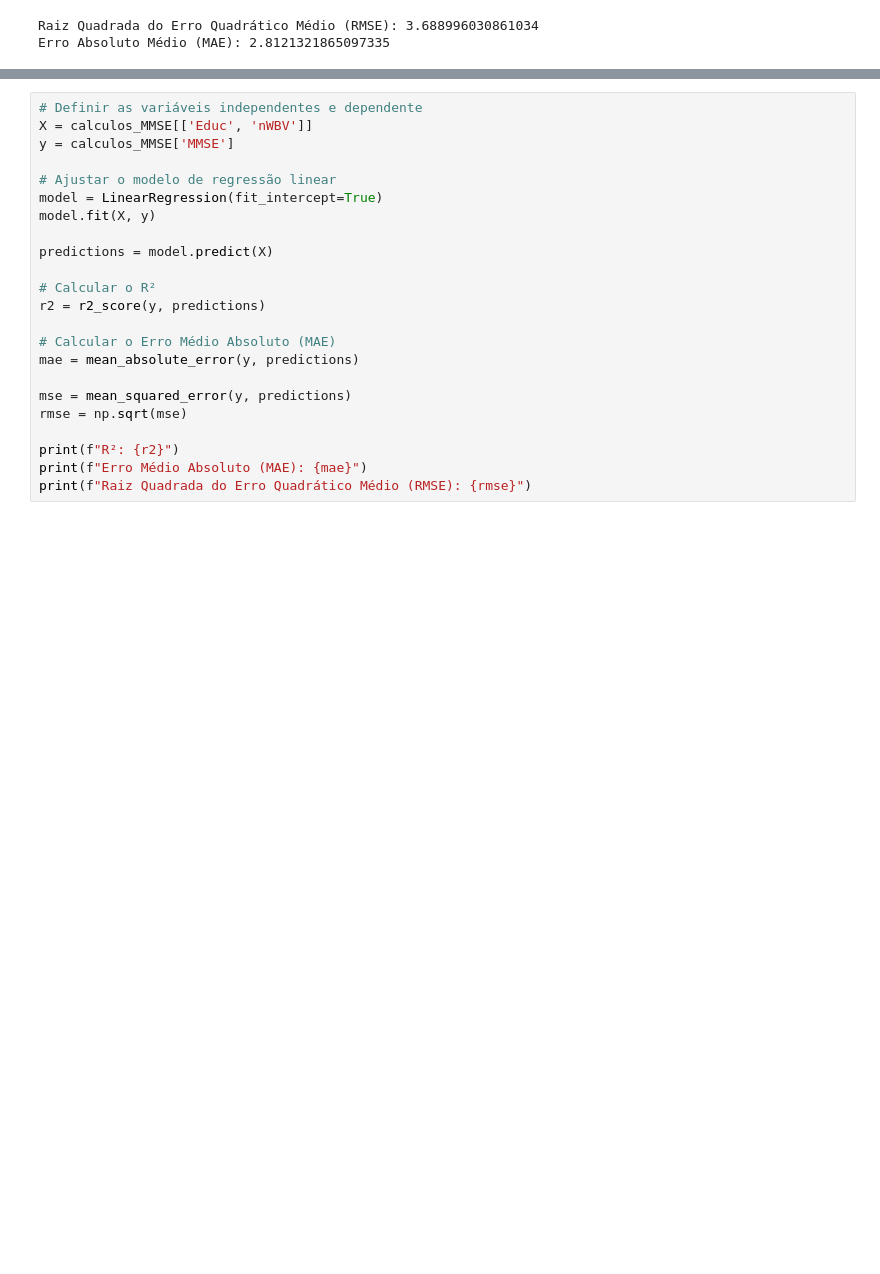
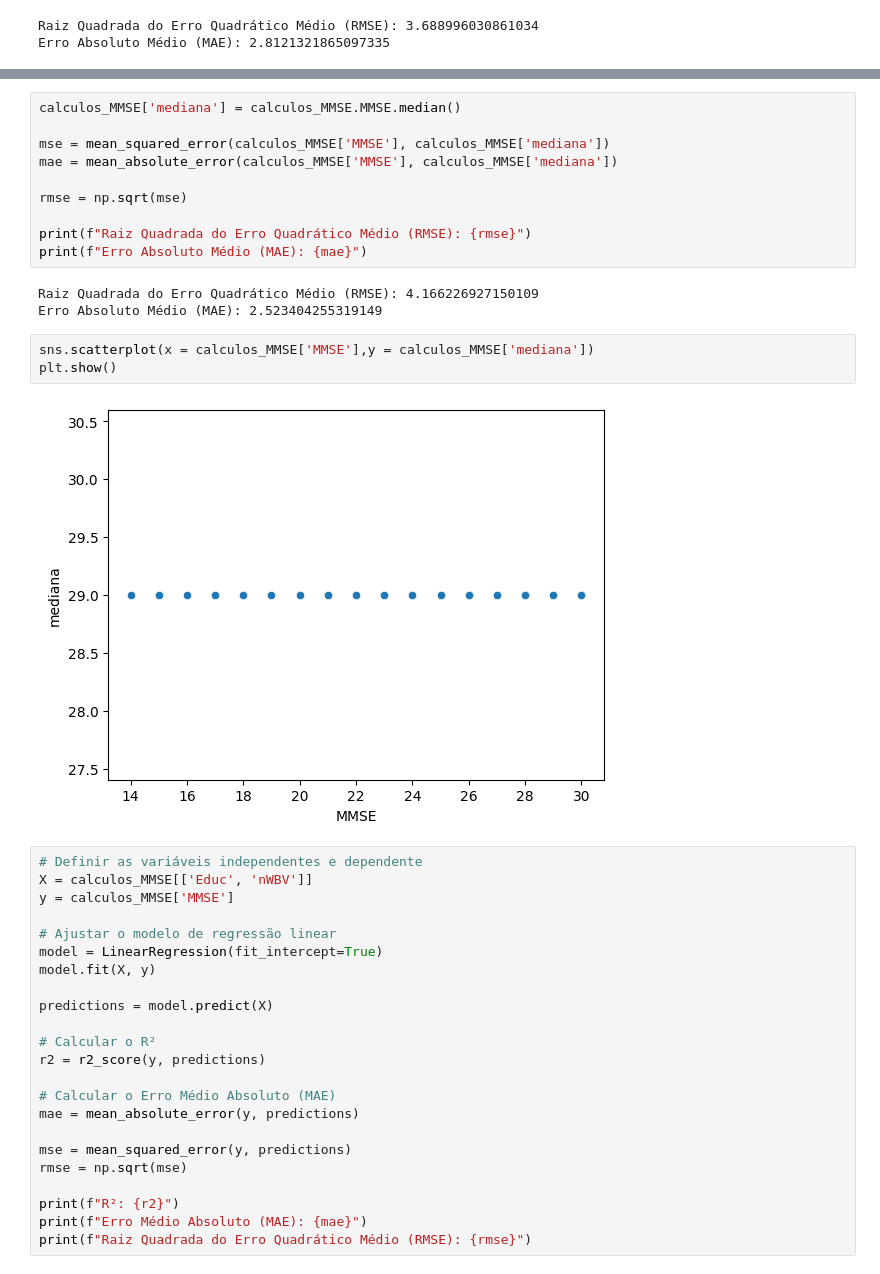
Before and after one commit to Joangopa/datascienceforneuro, a Jupyter notebook: testes.ipynb, the cells around one changed output, grey strips where cells are left out. Saved outputs shown, nothing was run; the diff lists cells and outputs as text; blank space fills up the shorter version.

```diff
--- a/testes.ipynb
+++ b/testes.ipynb
@@ -97,4 +93,22 @@ sns.scatterplot(x = calculos_MMSE['MMSE'],y = calculos_MMSE['media'])
 [figure]
+# %%
+calculos_MMSE['mediana'] = calculos_MMSE.MMSE.median()
+
+mse = mean_squared_error(calculos_MMSE['MMSE'], calculos_MMSE['mediana'])
+mae = mean_absolute_error(calculos_MMSE['MMSE'], calculos_MMSE['mediana'])
+
+rmse = np.sqrt(mse)
+
+print(f"Raiz Quadrada do Erro Quadrático Médio (RMSE): {rmse}")
+print(f"Erro Absoluto Médio (MAE): {mae}")
+# %% [output]
+Raiz Quadrada do Erro Quadrático Médio (RMSE): 4.166226927150109
+Erro Absoluto Médio (MAE): 2.523404255319149
+# %%
+sns.scatterplot(x = calculos_MMSE['MMSE'],y = calculos_MMSE['mediana'])
+plt.show()
+# %% [output]
+[figure, added]
 # %%
 # Definir as variáveis independentes e dependente
 X = calculos_MMSE[['Educ', 'nWBV']]
```
Also changed, not shown: parts of 33 cells of this notebook, 2 other files.
